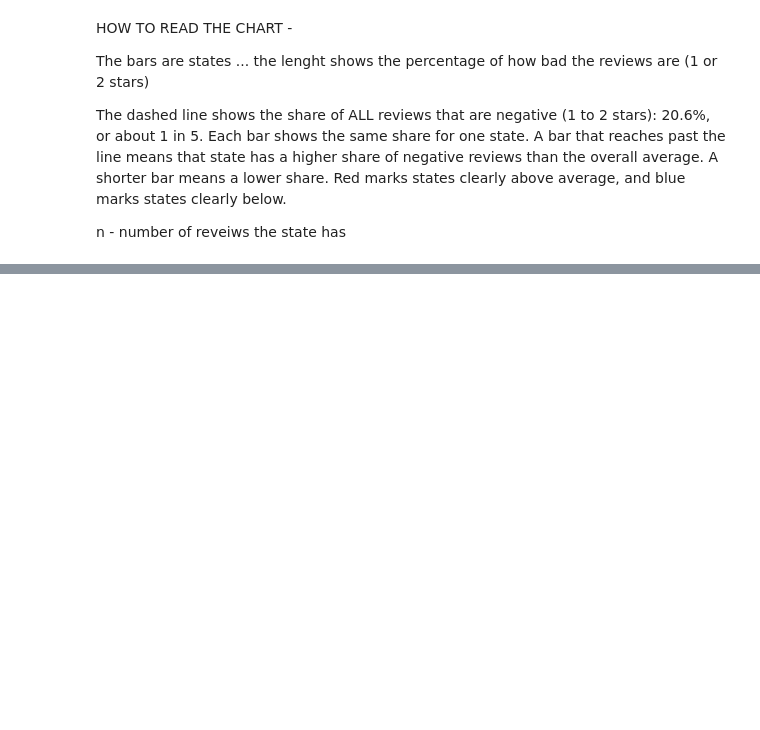
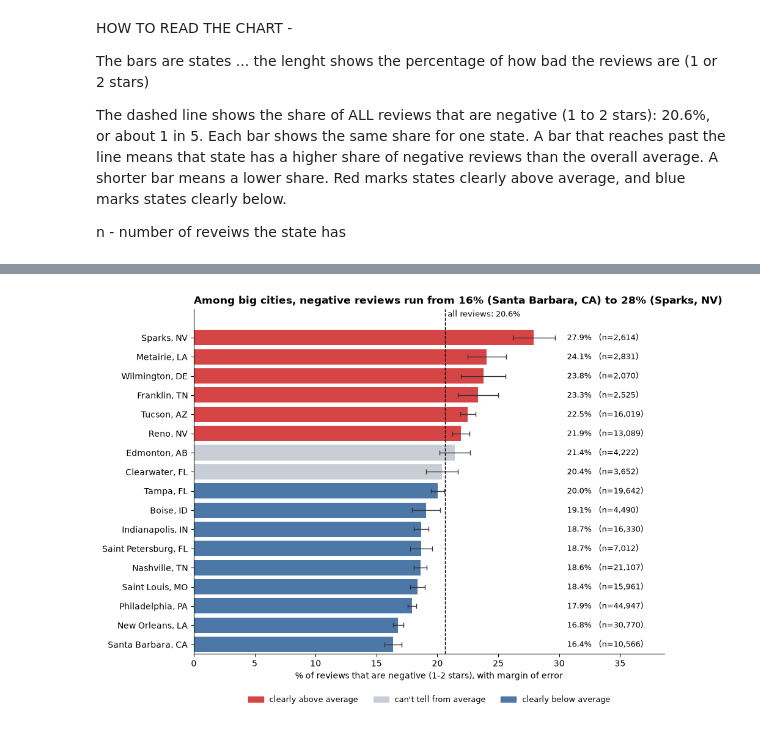
Before and after one commit to MIZZYAYO/yelp-restaurant-complaint-analysis, a Jupyter notebook: notebooks/01_eda.ipynb, the cells around one changed output, grey strips where cells are left out. Cells and saved outputs as stored; diff of their text form; code cells hidden in the pictures; blank space fills up the shorter version.

Commit message:
Add negative review rate by city with margin of error
Compares 17 cities with 2,000+ reviews; shows cities within one state can differ by 6 to 7 points (Sparks vs Reno, Metairie vs New Orleans).

```diff
--- a/notebooks/01_eda.ipynb
+++ b/notebooks/01_eda.ipynb
@@ -223,3 +223,68 @@ has a higher share of negative reviews than the overall average. A shorter bar m
 Red marks states clearly above average, and blue marks states clearly below.
 
 n - number of reveiws the state has
+# %%
+# WHICH BIG CITIES HAVE THE MOST NEGATIVE REVIEWS?
+
+# What we’re doing:
+# comparing cities by their rate of negative reviews,
+# as we did with states. Cities vary a lot in size, so this time we add a margin of error:
+# how far the true rate could be from what we measured, because we only have a sample.
+# We hide cities with fewer than 2,000 reviews, which leaves 17. (check the SQL version for the full list of cities and their review counts)
+
+
+import numpy as np     # don't need to do this again but it makes the code clearer
+from matplotlib.patches import Patch        # draw a legend with coloured boxes
+
+MIN_REVIEWS = 2000          # only compare cities with at least this many reviews (you can change it)
+
+# 1) attach city and state to every review (check the row count again)
+before = len(reviews)
+rev = reviews.merge(business[["business_id", "city", "state"]], on="business_id", how="left")
+print("rows before the join:", before, "| after:", len(rev))   # just to check if adding the city and state changed the row count (it shouldn't)
+rev["place"] = rev["city"] + ", " + rev["state"]        # two cities can share a name in different states....so we add the state and the city together
+rev["is_negative"] = (rev["star_group"] == "negative")
+baseline = rev["is_negative"].mean() * 100
+
+# 2) per city: reviews, restaurants, % negative, and the margin of error
+by_city = (rev.groupby("place")
+              .agg(reviews=("review_id", "count"),
+                   restaurants=("business_id", "nunique"),
+                   p=("is_negative", "mean")))
+by_city["pct_negative"] = by_city["p"] * 100
+by_city["margin"] = 1.96 * np.sqrt(by_city["p"] * (1 - by_city["p"]) / by_city["reviews"]) * 100
+print("cities in the data:", len(by_city), "| cities with at least", MIN_REVIEWS, "reviews:", (by_city["reviews"] >= MIN_REVIEWS).sum())
+
+big = by_city[by_city["reviews"] >= MIN_REVIEWS].sort_values("pct_negative", ascending=False)
+print(big[["reviews", "restaurants", "pct_negative", "margin"]].round(1))
+
+# 3) colour: red only if the WHOLE range (bar +/- margin) is above the baseline, blue if wholly below
+def pick_color(row):
+    if row["pct_negative"] - row["margin"] > baseline: return "#D64545"
+    if row["pct_negative"] + row["margin"] < baseline: return "#4C78A8"
+    return "#C9CED6"
+colors = big.apply(pick_color, axis=1)
+
+fig, ax = plt.subplots(figsize=(9.5, 7))
+bars = ax.barh(big.index, big["pct_negative"], xerr=big["margin"], color=colors,
+               error_kw=dict(ecolor="#333333", capsize=3, lw=1))
+ax.invert_yaxis()
+ax.axvline(baseline, color="black", linestyle="--", linewidth=1)
+ax.text(baseline + 0.2, -1.0, f"all reviews: {baseline:.1f}%", fontsize=9, va="bottom")
+label_x = (big["pct_negative"] + big["margin"]).max() + 1.0
+for y, (pct, n) in enumerate(zip(big["pct_negative"], big["reviews"])):
+    ax.text(label_x, y, f"{pct:.1f}%   (n={n:,})", va="center", fontsize=9)
+ax.set_xlabel("% of reviews that are negative (1-2 stars), with margin of error")
+ax.set_xlim(0, label_x + 8)
+ax.set_ylim(len(big) - 0.5, -1.5)
+hi, lo = big.index[0], big.index[-1]
+ax.set_title(f"Among big cities, negative reviews run from {big['pct_negative'].min():.0f}% ({lo}) to {big['pct_negative'].max():.0f}% ({hi})",
+             loc="left", fontsize=12, fontweight="bold")
+ax.legend(handles=[Patch(color="#D64545", label="clearly above average"),
+                   Patch(color="#C9CED6", label="can't tell from average"),
+                   Patch(color="#4C78A8", label="clearly below average")],
+          loc="upper center", bbox_to_anchor=(0.5, -0.1), ncol=3, frameon=False, fontsize=9)
+sns.despine()
+plt.tight_layout()
+plt.show()
+# %% [output]
@@ -225,0 +308 @@ n - number of reveiws the state has
+[figure, added]
```
Also changed, not shown: parts of 3 cells of this notebook.
